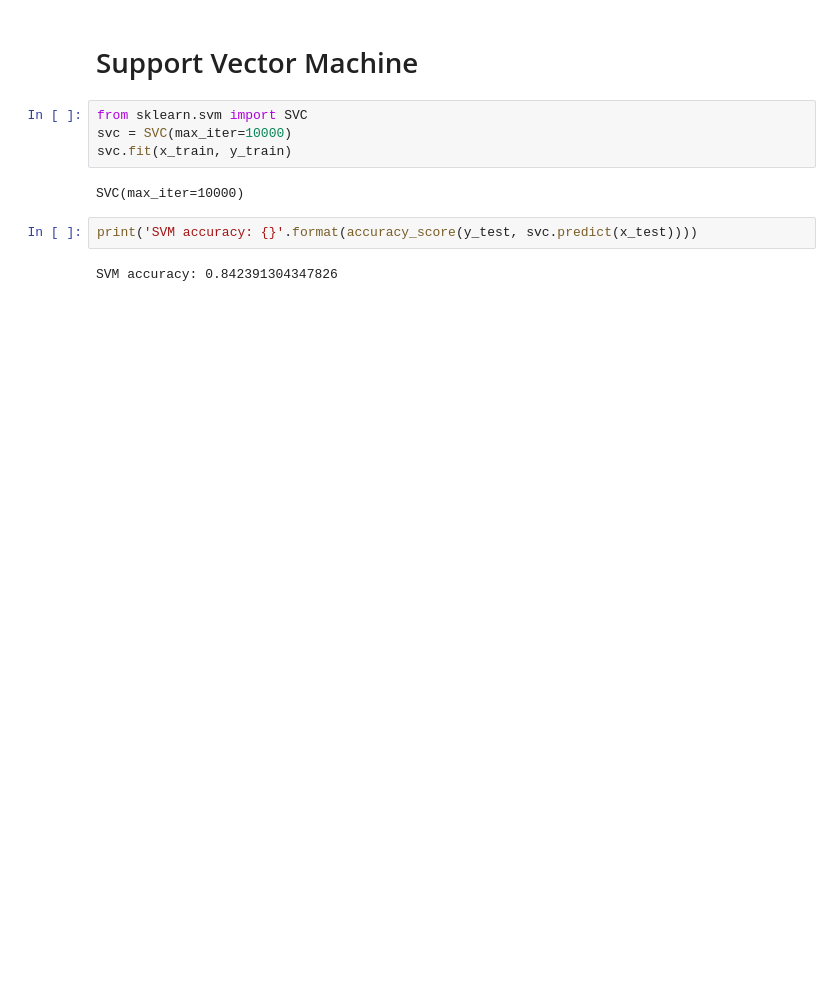
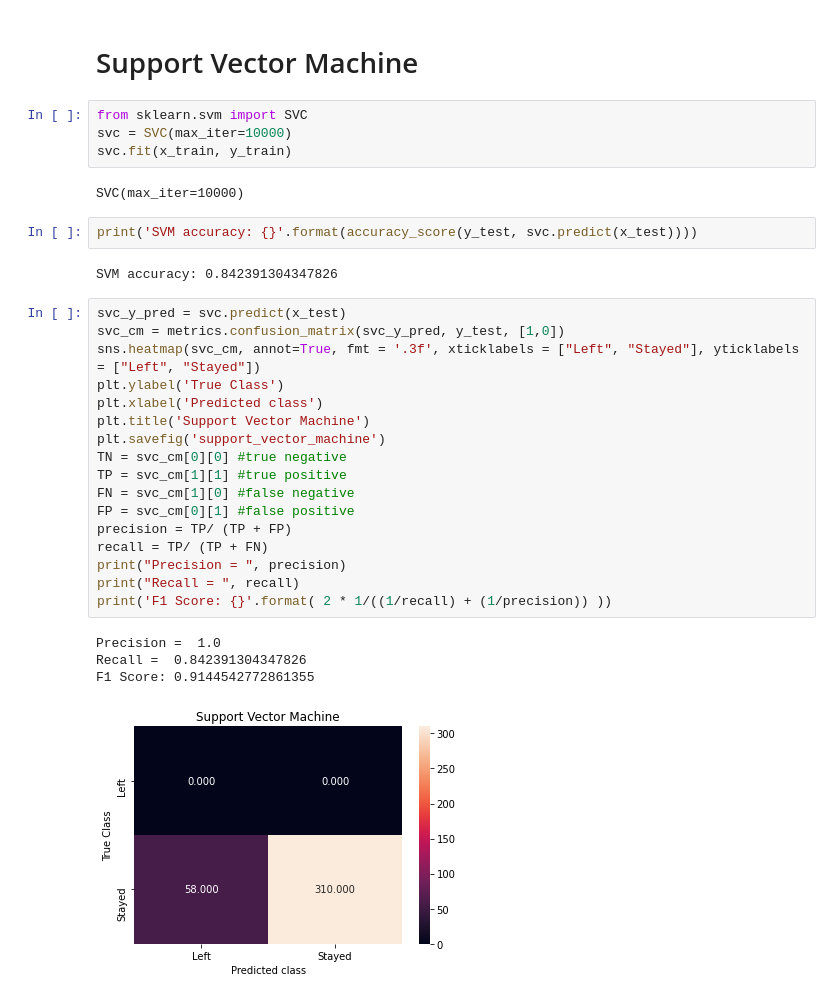
Before and after one commit to demiurge94/542MLemployeeAttrition, a Jupyter notebook: employeeAttrition.ipynb, the cells around one changed output. Saved outputs shown, nothing was run; the diff lists cells and outputs as text; blank space fills up the shorter version.

```diff
--- a/employeeAttrition.ipynb
+++ b/employeeAttrition.ipynb
@@ -318,3 +346,25 @@ SVC(max_iter=10000)
 print('SVM accuracy: {}'.format(accuracy_score(y_test, svc.predict(x_test))))
 # %% [output]
 SVM accuracy: 0.842391304347826
+# %%
+svc_y_pred = svc.predict(x_test)
+svc_cm = metrics.confusion_matrix(svc_y_pred, y_test, [1,0])
+sns.heatmap(svc_cm, annot=True, fmt = '.3f', xticklabels = ["Left", "Stayed"], yticklabels = ["Left", "Stayed"])
+plt.ylabel('True Class')
+plt.xlabel('Predicted class')
+plt.title('Support Vector Machine')
+plt.savefig('support_vector_machine')
+TN = svc_cm[0][0] #true negative
+TP = svc_cm[1][1] #true positive
+FN = svc_cm[1][0] #false negative
+FP = svc_cm[0][1] #false positive
+precision = TP/ (TP + FP)
+recall = TP/ (TP + FN)
+print("Precision = ", precision)
+print("Recall = ", recall)
+print('F1 Score: {}'.format( 2 * 1/((1/recall) + (1/precision)) ))
+# %% [output]
+Precision =  1.0
+Recall =  0.842391304347826
+F1 Score: 0.9144542772861355
+[figure, added]
```
Also changed, not shown: parts of 1 cell of this notebook, 3 other files.
